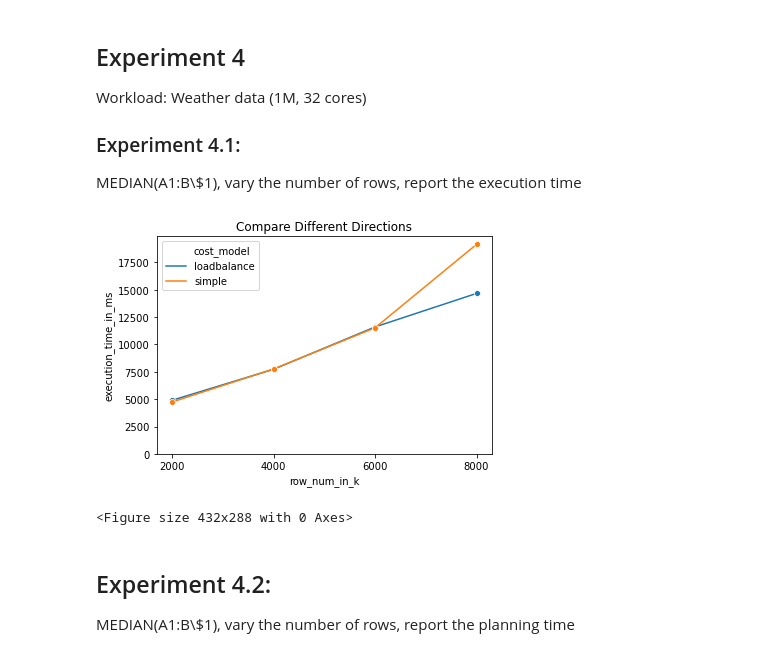
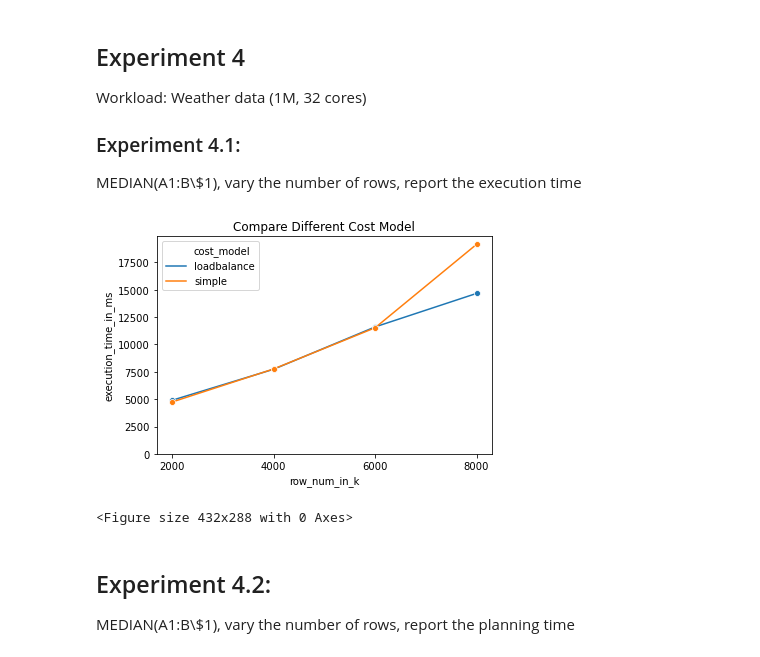
Before and after one commit to forms-org/forms, a Jupyter notebook: benchmark/collect_results.ipynb, the cells around one changed output. Drawn from its saved outputs; the diff is of its cells as text; code cells hidden in the pictures.

Commit message:
regenerate plot

```diff
--- a/benchmark/collect_results.ipynb
+++ b/benchmark/collect_results.ipynb
@@ -258,25 +258,25 @@ MEDIAN(A1:B\\$1), vary the number of rows, report the execution time
 # %%
 test_path = 'results/TEST-COSTMODEL'
 all_data = []
 for root, dirs, files in os.walk(test_path):
     for filename in files:
         if filename == "config.json":
             with open(os.path.join(root, filename), 'r') as f:
                 text = f.read()
                 data = json.loads(text)
                 data['row_num_in_k'] = data['row_num'] / 1000
                 all_data.append(data)
 all_df = pd.DataFrame(all_data)
 df = all_df[['row_num_in_k', 'cost_model', 'execution_time_in_ms']].groupby(['row_num_in_k', 'cost_model']).mean().reset_index()
 plot = sns.lineplot(data=df, x='row_num_in_k', y='execution_time_in_ms', marker='o', hue='cost_model')
 plot.xaxis.set_major_locator(FixedLocator([2000,4000,6000,8000,10000]))
-plt.title('Compare Different Directions')
+plt.title('Compare Different Cost Model')
 plt.ylim(0, None)
 plot.get_figure().savefig('plots/costmodel/execution_time.pdf', dpi=300)
 plt.show()
 plt.clf()
 # %% [output]
-[figure, old version]
+[figure, new version]
 <Figure size 432x288 with 0 Axes>
 # %% [markdown]
 ## Experiment 4.2:
```
Also changed, not shown: 1 other file.
